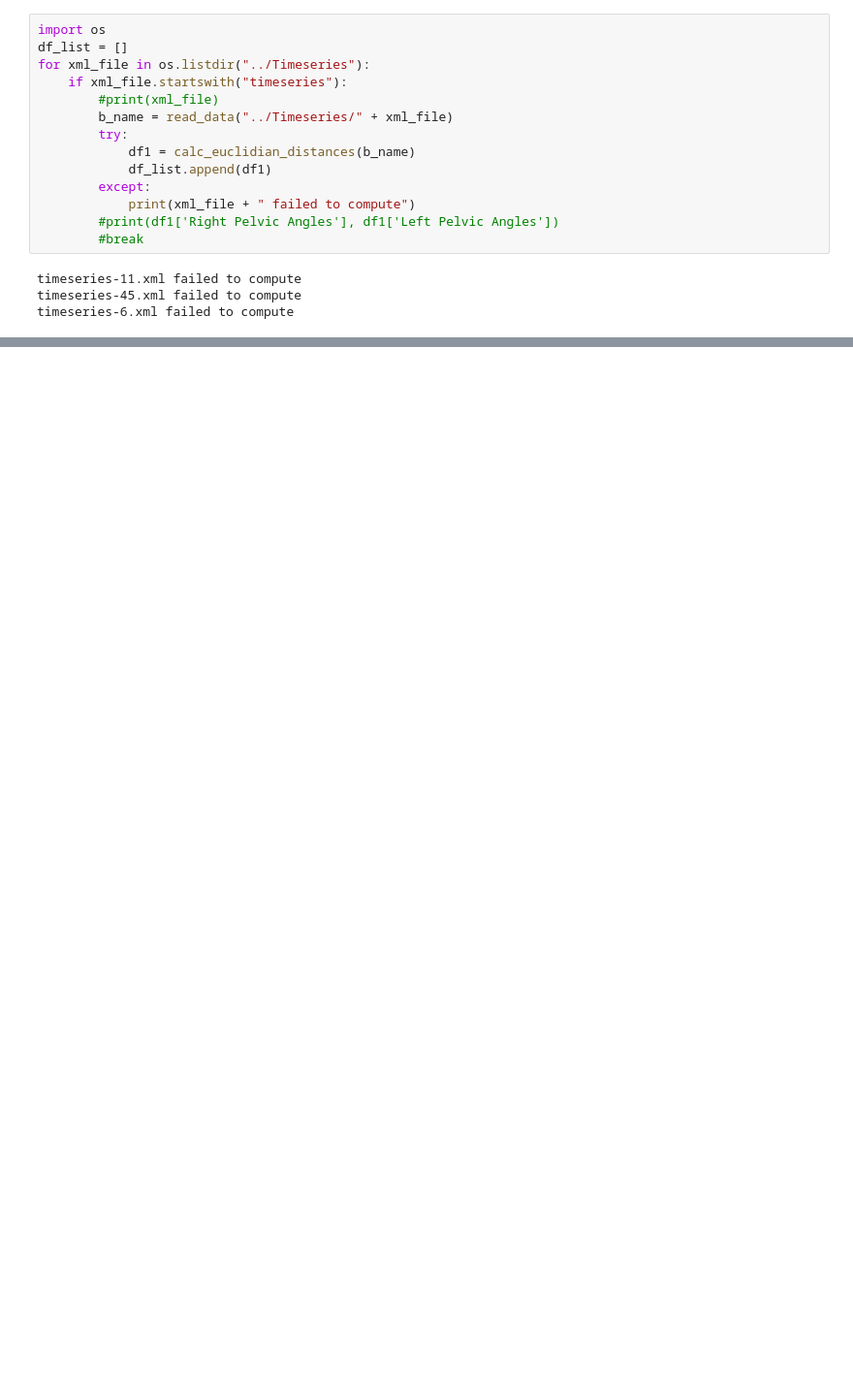
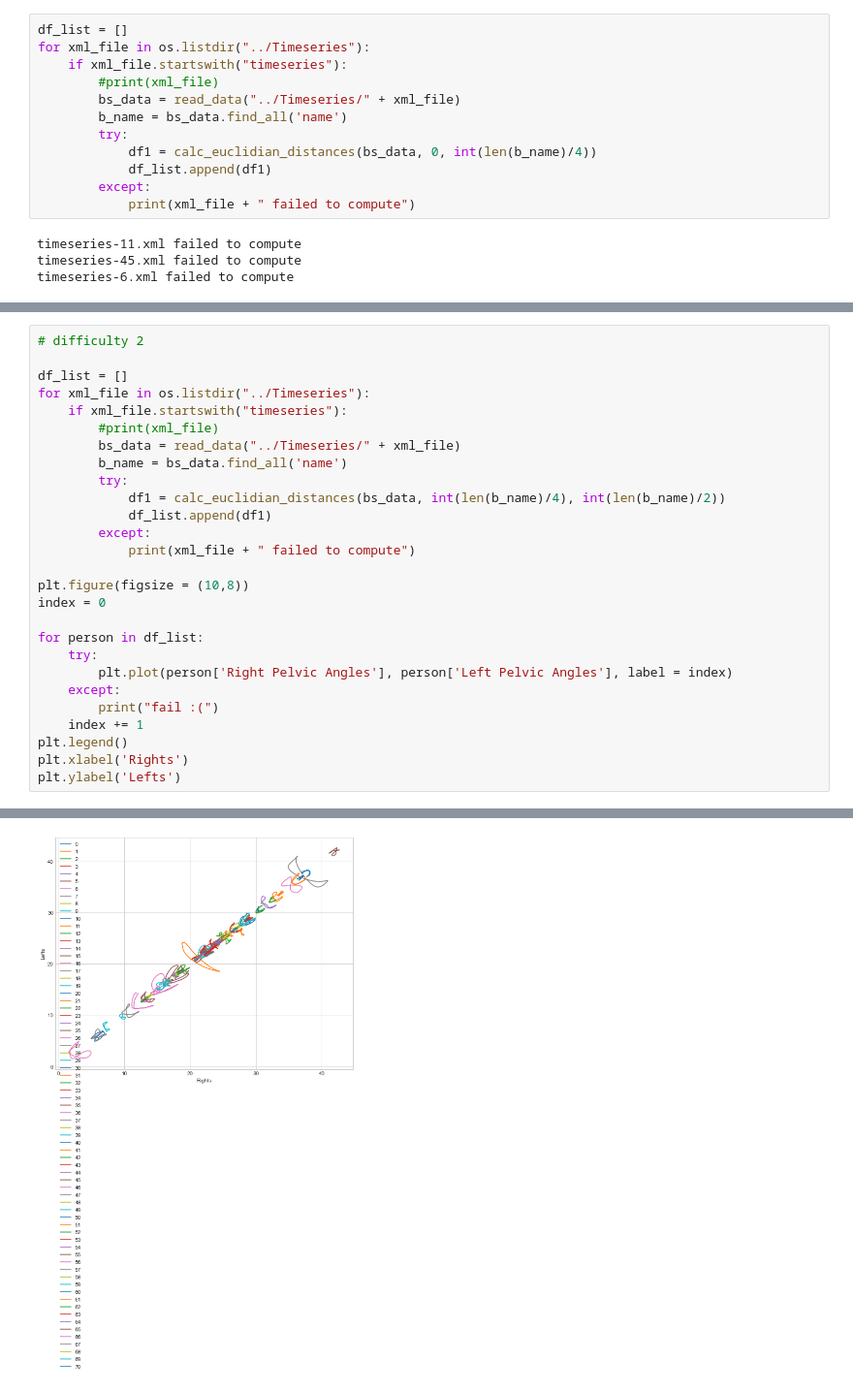
Before and after one commit to streckgumman/BikeFit, a Jupyter notebook: src/DIS.ipynb, the cells around one changed output, grey strips where cells are left out. Shown at 97% size. Cells and saved outputs as stored; diff of their text form; blank space fills up the shorter version.

Commit message:
added more plots

```diff
--- a/src/DIS.ipynb
+++ b/src/DIS.ipynb
@@ -48,19 +53,17 @@ def calc_euclidian_distances(bs_data):
     df = pd.DataFrame(collection)
     return df
 # %%
-import os
 df_list = []
 for xml_file in os.listdir("../Timeseries"):
     if xml_file.startswith("timeseries"):
         #print(xml_file)
-        b_name = read_data("../Timeseries/" + xml_file)
+        bs_data = read_data("../Timeseries/" + xml_file)
+        b_name = bs_data.find_all('name')
         try:
-            df1 = calc_euclidian_distances(b_name)
+            df1 = calc_euclidian_distances(bs_data, 0, int(len(b_name)/4))
             df_list.append(df1)
         except:
             print(xml_file + " failed to compute")
-        #print(df1['Right Pelvic Angles'], df1['Left Pelvic Angles'])
-        #break
 # %% [output]
 timeseries-11.xml failed to compute
 timeseries-45.xml failed to compute
@@ -109,3 +108,31 @@ plt.ylabel('Lefts')
  fail :(
 Text(0, 0.5, 'Lefts')
 [figure]
+# %%
+# difficulty 2
+
+df_list = []
+for xml_file in os.listdir("../Timeseries"):
+    if xml_file.startswith("timeseries"):
+        #print(xml_file)
+        bs_data = read_data("../Timeseries/" + xml_file)
+        b_name = bs_data.find_all('name')
+        try:
+            df1 = calc_euclidian_distances(bs_data, int(len(b_name)/4), int(len(b_name)/2))
+            df_list.append(df1)
+        except:
+            print(xml_file + " failed to compute")
+
+plt.figure(figsize = (10,8))
+index = 0
+
+for person in df_list:
+    try:
+        plt.plot(person['Right Pelvic Angles'], person['Left Pelvic Angles'], label = index)
+    except:
+        print("fail :(")
+    index += 1
+plt.legend()
+plt.xlabel('Rights')
+plt.ylabel('Lefts')
+# %% [output]
@@ -111,0 +142 @@ Text(0, 0.5, 'Lefts')
+[figure, added]
```
Also changed, not shown: parts of 9 cells of this notebook.
